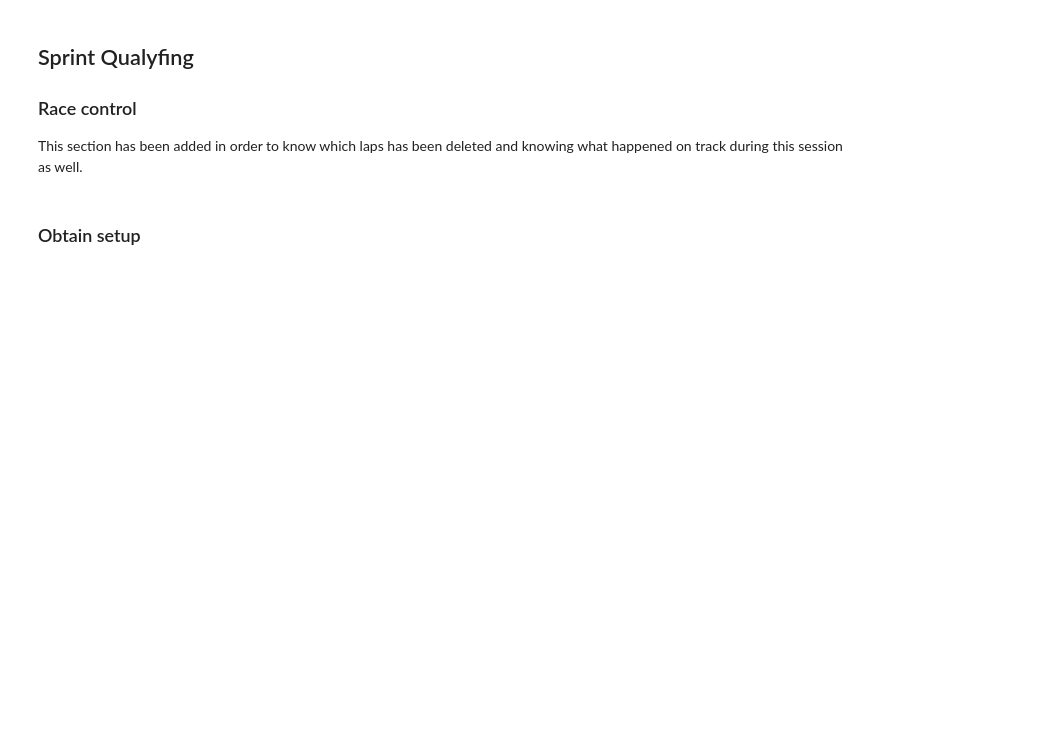
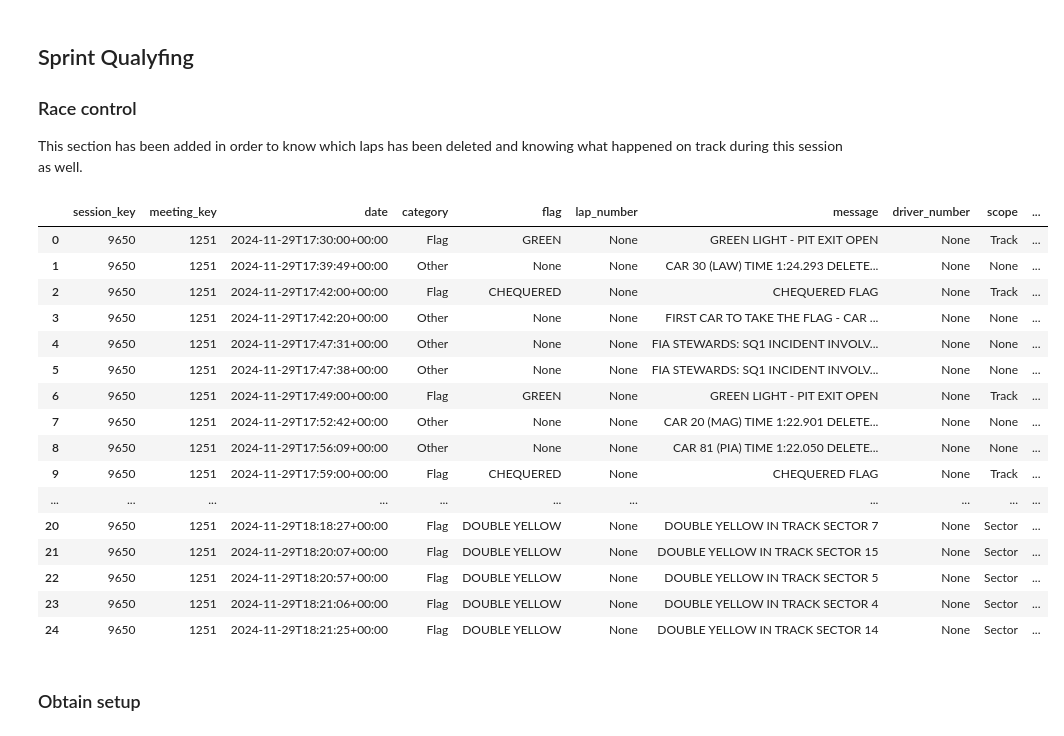
Before and after one commit to frankdelpiero/F1_notebooks, a Jupyter notebook: F1_24/Qatar_Recap.ipynb, the cells around one changed output. Cells and saved outputs as stored; diff of their text form; code cells hidden in the pictures; blank space fills up the shorter version.

```diff
--- a/F1_24/Qatar_Recap.ipynb
+++ b/F1_24/Qatar_Recap.ipynb
@@ -696,7 +698,25 @@ pd.DataFrame(longrun_data,columns=['driver','compound','lap_duration','sector1',
 ### Race control
 This section has been added in order to know which laps has been deleted and knowing what happened on track during this session as well.
 # %%
-libraryDataF1.obtain_information('race_control',session_key=9612)
+libraryDataF1.obtain_information('race_control',session_key=9650)
+# %% [output]
+|  | session_key | meeting_key | date | category | flag | lap_number | message | driver_number | scope | ... |
+| 0 | 9650 | 1251 | 2024-11-29T17:30:00+00:00 | Flag | GREEN | None | GREEN LIGHT - PIT EXIT OPEN | None | Track | ... |
+| 1 | 9650 | 1251 | 2024-11-29T17:39:49+00:00 | Other | None | None | CAR 30 (LAW) TIME 1:24.293 DELETE... | None | None | ... |
+| 2 | 9650 | 1251 | 2024-11-29T17:42:00+00:00 | Flag | CHEQUERED | None | CHEQUERED FLAG | None | Track | ... |
+| 3 | 9650 | 1251 | 2024-11-29T17:42:20+00:00 | Other | None | None | FIRST CAR TO TAKE THE FLAG - CAR ... | None | None | ... |
+| 4 | 9650 | 1251 | 2024-11-29T17:47:31+00:00 | Other | None | None | FIA STEWARDS: SQ1 INCIDENT INVOLV... | None | None | ... |
+| 5 | 9650 | 1251 | 2024-11-29T17:47:38+00:00 | Other | None | None | FIA STEWARDS: SQ1 INCIDENT INVOLV... | None | None | ... |
+| 6 | 9650 | 1251 | 2024-11-29T17:49:00+00:00 | Flag | GREEN | None | GREEN LIGHT - PIT EXIT OPEN | None | Track | ... |
+| 7 | 9650 | 1251 | 2024-11-29T17:52:42+00:00 | Other | None | None | CAR 20 (MAG) TIME 1:22.901 DELETE... | None | None | ... |
+| 8 | 9650 | 1251 | 2024-11-29T17:56:09+00:00 | Other | None | None | CAR 81 (PIA) TIME 1:22.050 DELETE... | None | None | ... |
+| 9 | 9650 | 1251 | 2024-11-29T17:59:00+00:00 | Flag | CHEQUERED | None | CHEQUERED FLAG | None | Track | ... |
+| ... | ... | ... | ... | ... | ... | ... | ... | ... | ... | ... |
+| 20 | 9650 | 1251 | 2024-11-29T18:18:27+00:00 | Flag | DOUBLE YELLOW | None | DOUBLE YELLOW IN TRACK SECTOR 7 | None | Sector | ... |
+| 21 | 9650 | 1251 | 2024-11-29T18:20:07+00:00 | Flag | DOUBLE YELLOW | None | DOUBLE YELLOW IN TRACK SECTOR 15 | None | Sector | ... |
+| 22 | 9650 | 1251 | 2024-11-29T18:20:57+00:00 | Flag | DOUBLE YELLOW | None | DOUBLE YELLOW IN TRACK SECTOR 5 | None | Sector | ... |
+| 23 | 9650 | 1251 | 2024-11-29T18:21:06+00:00 | Flag | DOUBLE YELLOW | None | DOUBLE YELLOW IN TRACK SECTOR 4 | None | Sector | ... |
+| 24 | 9650 | 1251 | 2024-11-29T18:21:25+00:00 | Flag | DOUBLE YELLOW | None | DOUBLE YELLOW IN TRACK SECTOR 14 | None | Sector | ... |
 # %% [markdown]
 ### Obtain setup
 # %%
```
Also changed, not shown: parts of 75 cells of this notebook.
